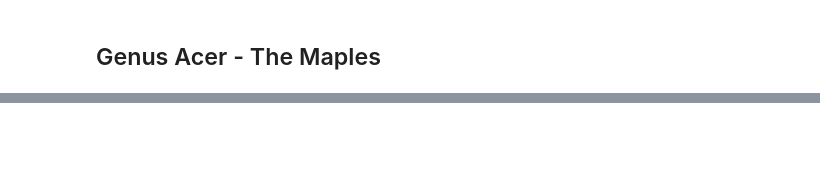
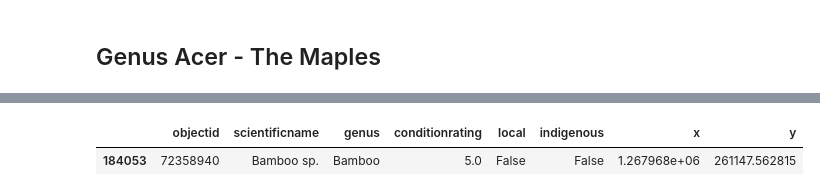
Before and after one commit to fractalate/data-trees-seattle, a Jupyter notebook: indigenous_trees.ipynb, the cells around one changed output, grey strips where cells are left out. Saved outputs shown, nothing was run; the diff lists cells and outputs as text; code cells hidden in the pictures; blank space fills up the shorter version.

```diff
--- a/indigenous_trees.ipynb
+++ b/indigenous_trees.ipynb
@@ -9,6 +9,10 @@ import json
 import pandas as pd
 import matplotlib.pyplot as plt
 import matplotlib.ticker as ticker
+
+pd.set_option('display.max_columns', None)
+pd.set_option('display.max_rows', None)
+pd.set_option('display.max_colwidth', None)
 # %%
 # Here we load our data set and filter out a few records.
 
@@ -211,0 +338,5 @@ References
+# %%
+dftrees_non[dftrees_non['scientificname'] == 'Bamboo sp.']
+# %% [output]
+|  | objectid | scientificname | genus | conditionrating | local | indigenous | x | y |
+| 184053 | 72358940 | Bamboo sp. | Bamboo | 5.0 | False | False | 1.267968e+06 | 261147.562815 |
```
Also changed, not shown: parts of 13 cells of this notebook, 5 other files.
